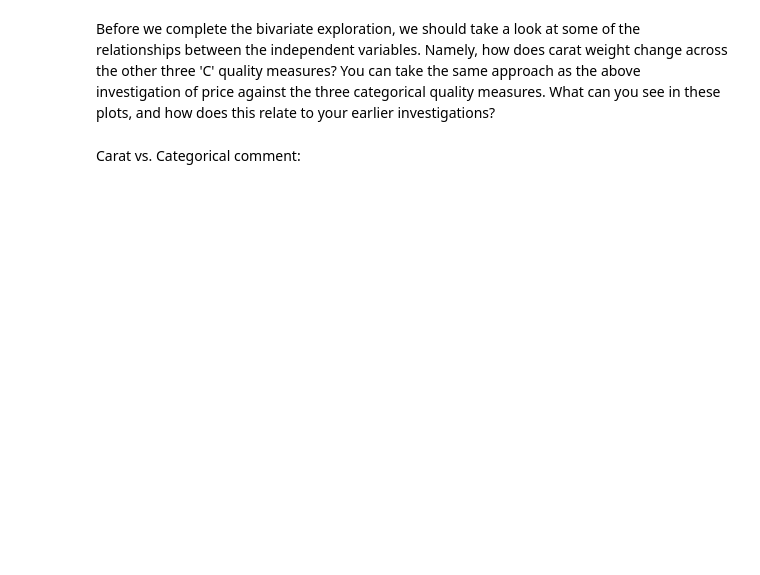
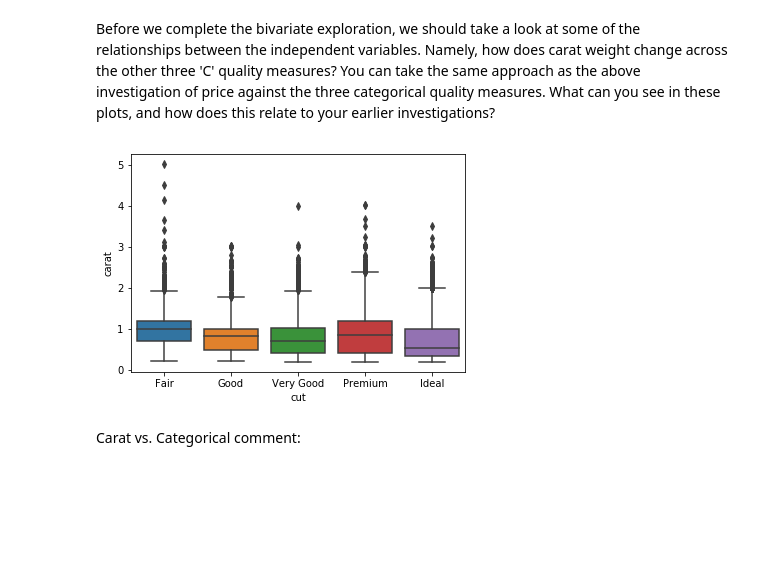
Before and after one commit to deepaksithu/Visualization_Case_Study_Notes, a Jupyter notebook: Bivariate_Exploration.ipynb, the cells around one changed output. Saved outputs shown, nothing was run; the diff lists cells and outputs as text; code cells hidden in the pictures; blank space fills up the shorter version.

```diff
--- a/Bivariate_Exploration.ipynb
+++ b/Bivariate_Exploration.ipynb
@@ -102,5 +102,8 @@ Price vs. Categorical comment 2: <span style="color:white">With a violin plot, y
 Before we complete the bivariate exploration, we should take a look at some of the relationships between the independent variables. Namely, how does carat weight change across the other three 'C' quality measures? You can take the same approach as the above investigation of price against the three categorical quality measures. What can you see in these plots, and how does this relate to your earlier investigations?
 # %%
 # bivariate plots of carat vs. cut, color, clarity
+sns.boxplot(data = diamonds, x = 'cut', y = 'carat');
+# %% [output]
+[figure, added]
 # %% [markdown]
 Carat vs. Categorical comment: <span style="color:white">These plots should shed a lot more light into the patterns already seen. Larger diamonds are more likely to receive lower categorical quality grades, while high quality grades are more likely to have their numbers made up of smaller diamonds. Since carat weight appears to be a major driver of price, this helps to explain the surprising marginal effect of diamond quality against price. The challenge next will be on how to depict this in a multivariate plot.</span>
```
Also changed, not shown: parts of 5 cells of this notebook.
